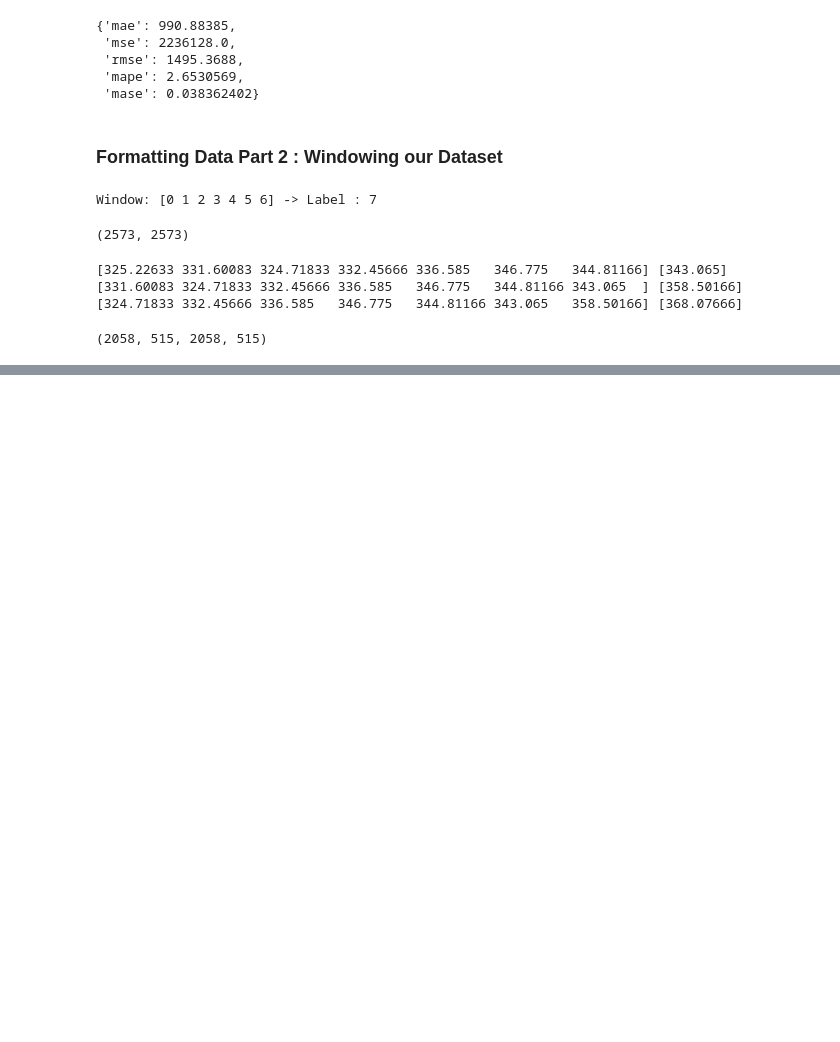
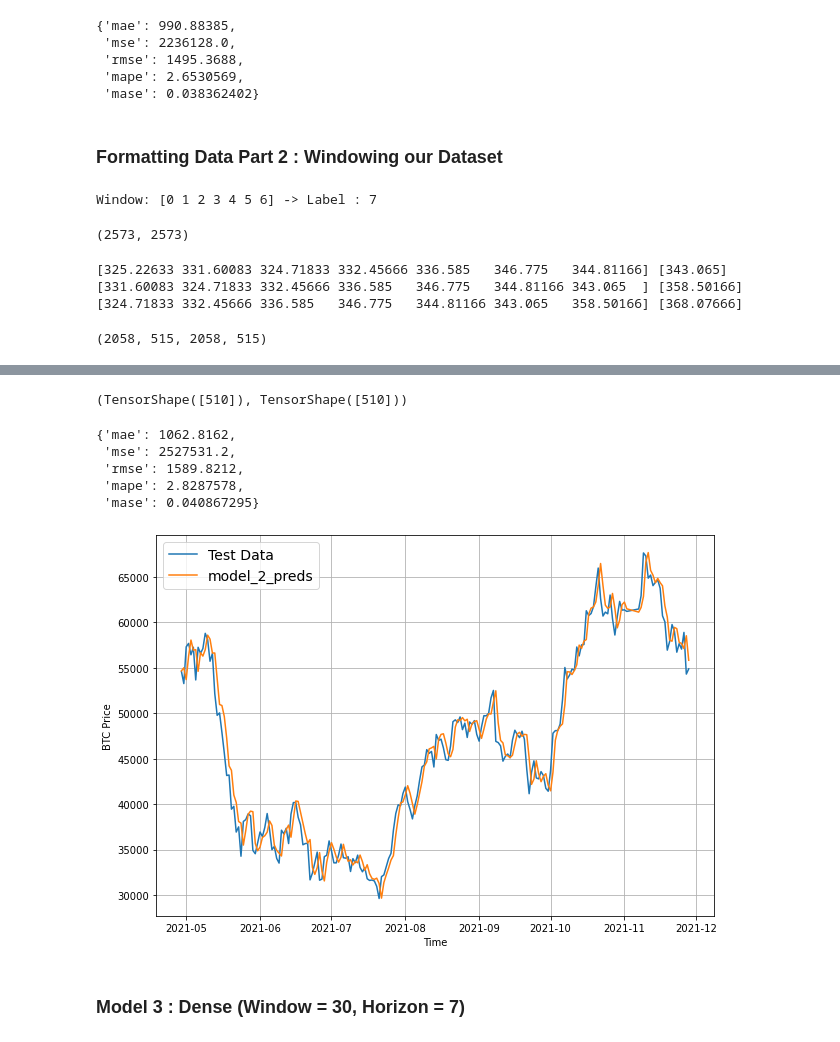
Before and after one commit to jjaimwork/Time-Series-with-TensorFlow, a Jupyter notebook: btc-time-series-notebook.ipynb, the cells around one changed output, grey strips where cells are left out. Cells and saved outputs as stored; diff of their text form; code cells hidden in the pictures; blank space fills up the shorter version.

```diff
--- a/btc-time-series-notebook.ipynb
+++ b/btc-time-series-notebook.ipynb
@@ -234,0 +347,30 @@ import os
+# %%
+HORIZON = 1
+WINDOW_SIZE = 30
+
+full_windows, full_labels = make_windows(prices, window_size=WINDOW_SIZE, horizon=HORIZON)
+# %%
+train_windows, test_windows, train_labels, test_labels = make_train_test_splits(windows=full_windows,
+                                                                                labels=full_labels,
+                                                                                test_split=0.2)
+# %%
+tf.random.set_seed(42)
+
+model_2 = tf.keras.Sequential([
+    tf.keras.layers.Dense(128, activation='relu'),
+    tf.keras.layers.Dense(128, activation='relu'),
+    tf.keras.layers.Dense(128, activation='relu'),
+   #tf.keras.layers.Dropout(0.1),
+    tf.keras.layers.Dense(64, activation='relu'),
+    tf.keras.layers.Dense(HORIZON)
+], name='model_2_dense')
+
+model_2.compile(loss='MAE',
+                optimizer=tf.keras.optimizers.Adam())
+
+model_2.fit(train_windows,
+            train_labels,
+            epochs=100,
+            verbose=0,
+            validation_data=(test_windows, test_labels),
+            callbacks=[create_model_checkpoint(model_name=model_2.name)])
@@ -234,0 +392,27 @@ import os
+# %%
+model_2_preds = make_preds(model_2,
+                           input_data=test_windows)
+# %%
+tf.squeeze(test_labels).shape, model_2_preds.shape
+# %% [output]
+(TensorShape([510]), TensorShape([510]))
+# %%
+model_2_results = evaluate_preds(y_true=tf.squeeze(test_labels),
+                                 y_pred=model_2_preds)
+model_2_results
+# %% [output]
+{'mae': 1062.8162,
+ 'mse': 2527531.2,
+ 'rmse': 1589.8212,
+ 'mape': 2.8287578,
+ 'mase': 0.040867295}
+# %%
+offset = 300
+plt.figure(figsize=(10, 7))
+# Account for test_window offset when plotting
+plot_time_series(timesteps=X_test[-len(test_windows):], values=test_labels[:, 0], start=offset, format_="-", label="Test Data")
+plot_time_series(timesteps=X_test[-len(test_windows):], values=model_2_preds, start=offset, format_="-", label="model_2_preds")
+# %% [output]
+[figure, added]
+# %% [markdown]
+### Model 3 : Dense (Window = 30, Horizon = 7)
```
Also changed, not shown: parts of 48 cells of this notebook, 29 other files.
